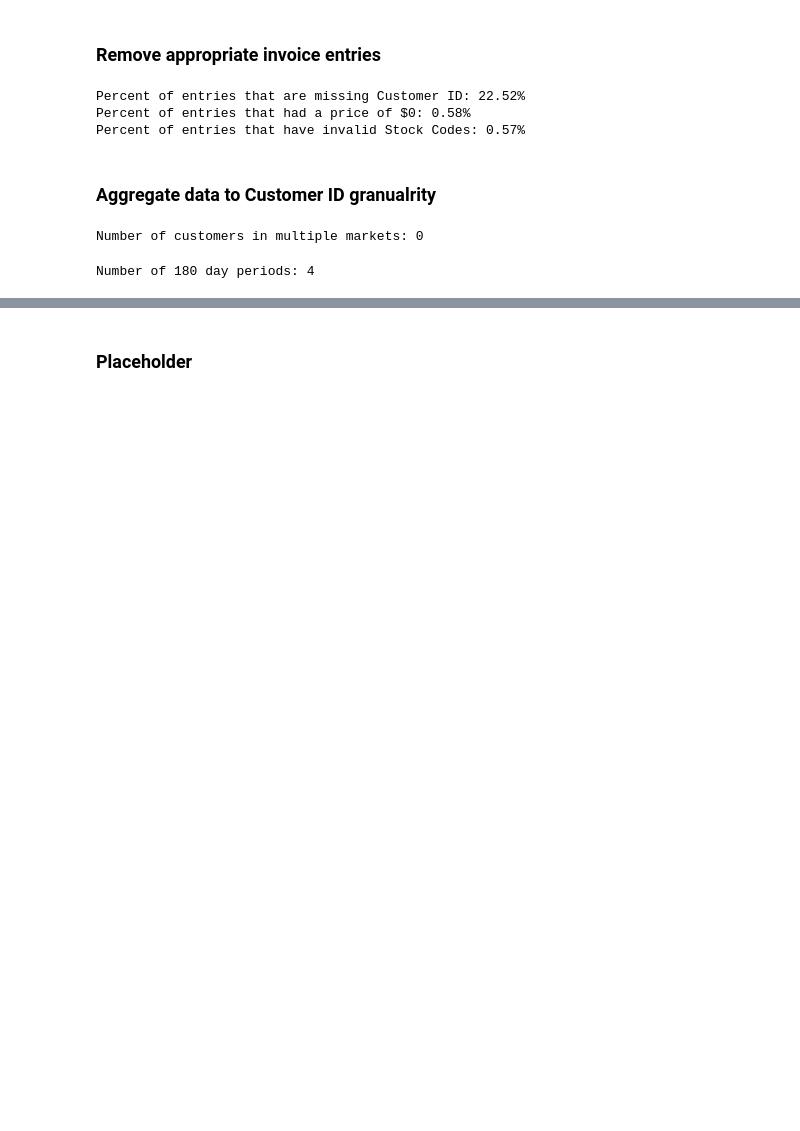
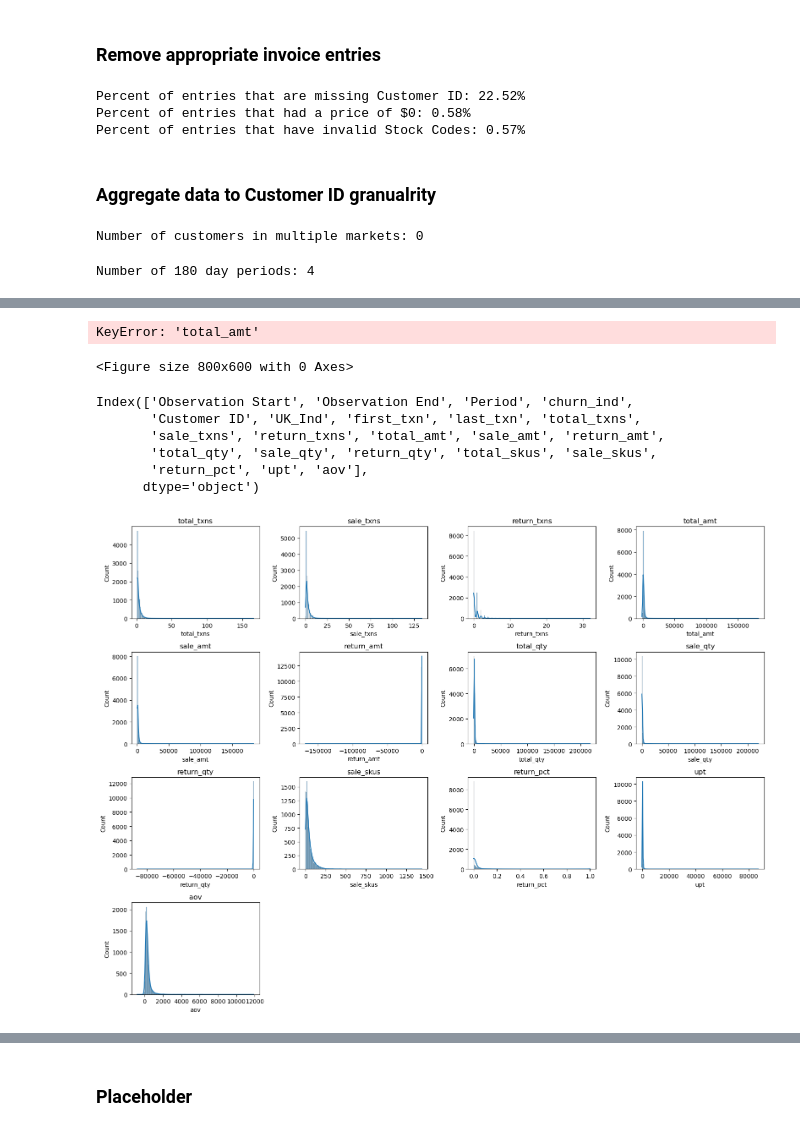
Before and after one commit to hunterphelan/Churn-Prediction, a Jupyter notebook: analysis_v1.0.ipynb, the cells around one changed output, grey strips where cells are left out. Saved outputs shown, nothing was run; the diff lists cells and outputs as text; code cells hidden in the pictures; blank space fills up the shorter version.

```diff
--- a/analysis_v1.0.ipynb
+++ b/analysis_v1.0.ipynb
@@ -169,9 +168,9 @@ for i in range(observation_periods):
     if i==0:
         churn_ind = np.nan
     else:
-        churn_ind = df_i['Customer ID'].isin(df_next_period['Customer ID']).map({True: 'no', False: 'yes'})
+        churn_ind = df_i['Customer ID'].isin(df_next_period['Customer ID']).map({True: 0, False: 1})
     # Define new columns for Churn Indicator & Observation Period
-    df_i.insert(loc=0, column='Churn Next Period', value=churn_ind)
+    df_i.insert(loc=0, column='churn_ind', value=churn_ind)
     df_i.insert(loc=0, column='Period', value=observation_periods-i)
     df_i.insert(loc=0, column='Observation End', value=period_end)
     df_i.insert(loc=0, column='Observation Start', value=period_start)
@@ -197,0 +225,42 @@ Index(['Observation Start', 'Observation End', 'Period', 'Churn Next Period',
+# %%
+#x = df_churn_ind[df_churn_ind['total_amt']>50000]
+
+x = df_churn_ind['total_amt'].clip(lower=df_churn_ind['total_amt'].quantile(0.01),
+                                       upper=df_churn_ind['total_amt'].quantile(0.99))
+
+
+plt.figure(figsize=(8, 6))
+sns.histplot(x['total_amt'], kde=True)
+plt.title('var')
+
+plt.tight_layout()
+plt.show()
+# %% [output]
+KeyError: 'total_amt'
+<Figure size 800x600 with 0 Axes>
+# %%
+df_churn = df_churn_ind[df_churn_ind['Period']<observation_periods]
+df_churn.columns
+# %% [output]
+Index(['Observation Start', 'Observation End', 'Period', 'churn_ind',
+       'Customer ID', 'UK_Ind', 'first_txn', 'last_txn', 'total_txns',
+       'sale_txns', 'return_txns', 'total_amt', 'sale_amt', 'return_amt',
+       'total_qty', 'sale_qty', 'return_qty', 'total_skus', 'sale_skus',
+       'return_pct', 'upt', 'aov'],
+      dtype='object')
+# %%
+### Distribution of key variable
+key_vars = ['total_txns',
+       'sale_txns', 'return_txns', 'total_amt', 'sale_amt', 'return_amt',
+       'total_qty', 'sale_qty', 'return_qty', 'sale_skus',
+       'return_pct', 'upt', 'aov']
+
+plt.figure(figsize=(16, 12))
+for i, col in enumerate(key_vars, 1):
+    plt.subplot(4, 4, i)
+    sns.histplot(df_churn_ind[col], kde=True)
+    plt.title(col)
+plt.tight_layout()
+plt.show()
+# %% [output]
+[figure, added]
```
Also changed, not shown: parts of 14 cells of this notebook, 2 other files.
